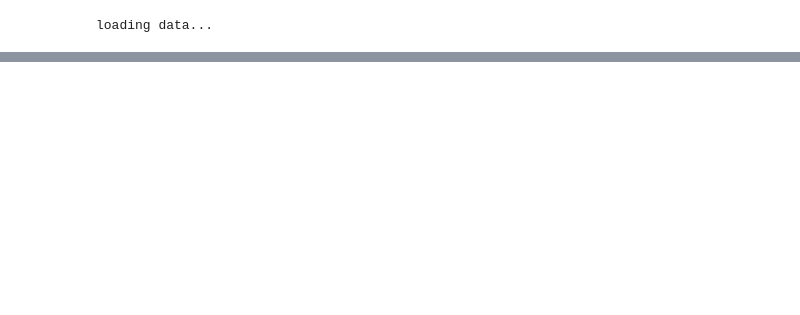
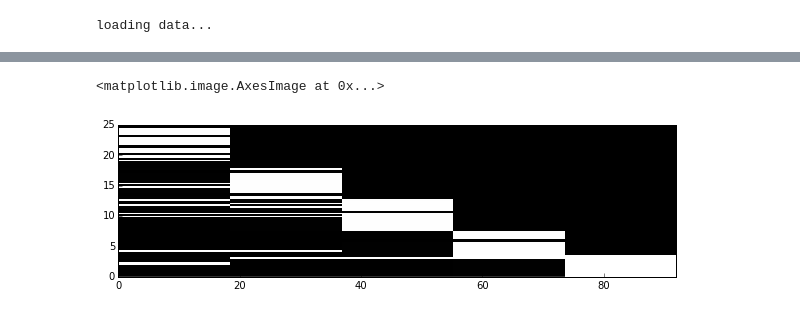
Before and after one commit to LeonhardFS/flightbbq, a Jupyter notebook: 04_PredictiveAnalytics.ipynb, the cells around one changed output, grey strips where cells are left out. Drawn from its saved outputs; the diff is of its cells as text; code cells hidden in the pictures; blank space fills up the shorter version.

```diff
--- a/04_PredictiveAnalytics.ipynb
+++ b/04_PredictiveAnalytics.ipynb
@@ -638,6 +642,15 @@ First, let us again establish a baseline which has to be beaten by our model.
 # a script that produces the csv file can be found in the src folder
 # (it might take some while to run, on my macbook up to one hour)
 print('loading data...')
-df = pd.read_csv('cache/BigFlightTable.csv', nrows=2000)
+bigdf = pd.read_csv('cache/Big5FlightTable.csv')
+
+years = ['2010', '2011', '2012', '2013', '2014']
 # %% [output]
 loading data...
+# %%
+# specify here which cities should be investigated
+city_from = 'New York, NY'
+city_to = 'Chicago, IL'
+
+# filter for cities
+bigdf = bigdf[(bigdf.ORIGIN_CITY_NAME == city_from) & (bigdf.DEST_CITY_NAME == city_to)]
@@ -643,0 +660,29 @@ loading data...
+# %%
+query_day = 21
+query_month = 12
+
+# how many flights do exist in all years?
+flights = []
+flightvalues = []
+for y in years:
+    query = list(bigdf[(bigdf.YEAR == int(y)) & (bigdf.MONTH == query_month) & (bigdf.DAY_OF_MONTH == query_day)].FL_NUM.astype(int).unique())
+    flights.append(query)
+    flightvalues += query
+
+# build a matrix
+data_matrix = np.zeros((len(flightvalues), len(years)))
+# build dict
+flightdict = dict(zip(flightvalues, np.arange(0, len(flightvalues))))
+
+# fill datamatrix
+for i in xrange(len(years)):
+    for j in flights[i]:
+        data_matrix[flightdict[j], i] = 1.
+
+# plot matrix
+plt.figure(figsize=(10, 6))
+plt.imshow(data_matrix, extent=[0,data_matrix.shape[0],0,data_matrix.shape[1] * 5], \
+           interpolation='none', cmap='gray')
+# %% [output]
+<matplotlib.image.AxesImage at 0x...>
+[figure, added]
```
Also changed, not shown: parts of 44 cells of this notebook, 1 other file.
